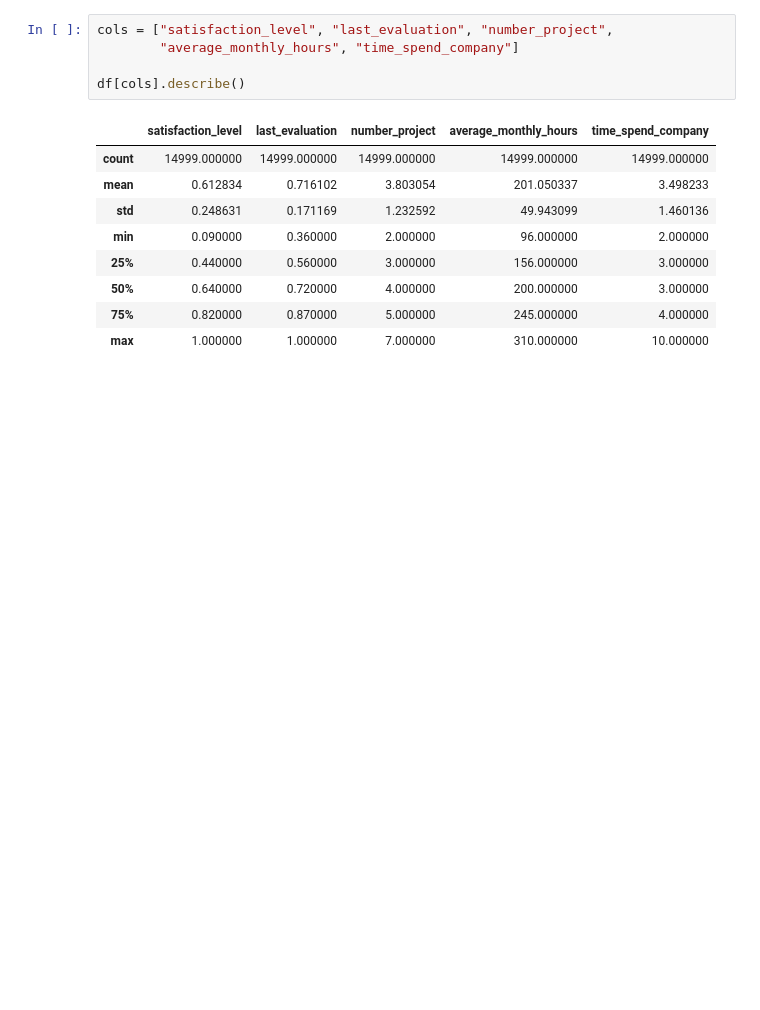
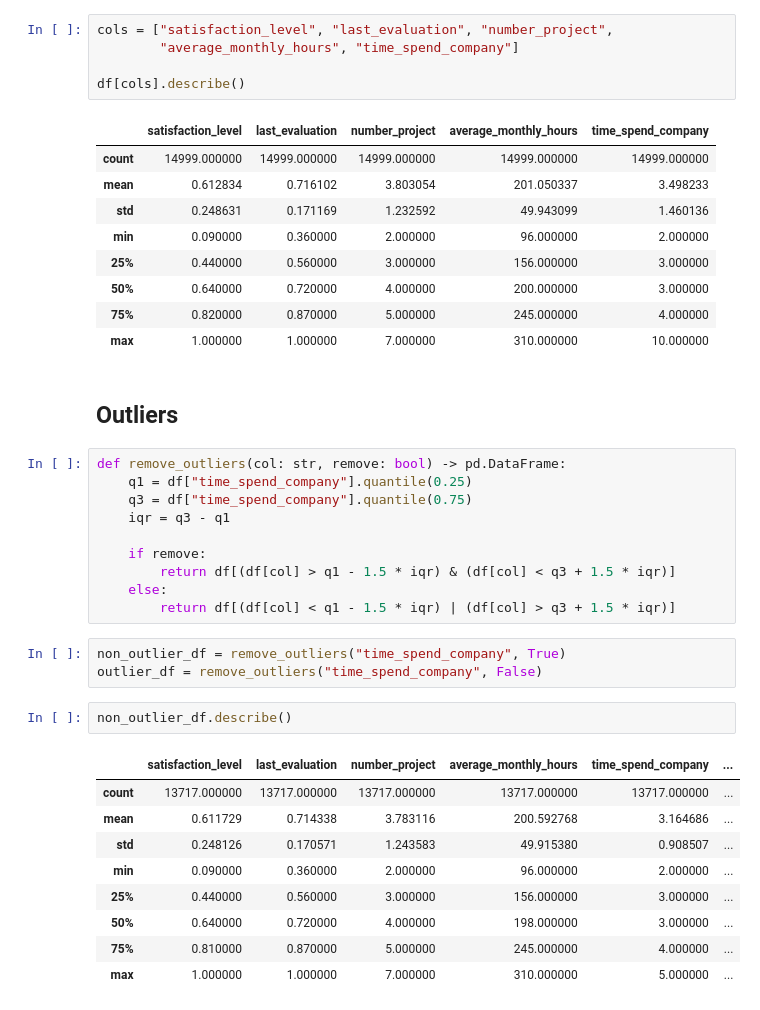
Before and after one commit to SameeckBhatia/Salifort-EDP, a Jupyter notebook: notebook.ipynb, the cells around one changed output. Cells and saved outputs as stored; diff of their text form; blank space fills up the shorter version.

Commit message:
Displaying variable outliers

```diff
--- a/notebook.ipynb
+++ b/notebook.ipynb
@@ -88,3 +88,30 @@ df[cols].describe()
 | 50% | 0.640000 | 0.720000 | 4.000000 | 200.000000 | 3.000000 |
 | 75% | 0.820000 | 0.870000 | 5.000000 | 245.000000 | 4.000000 |
 | max | 1.000000 | 1.000000 | 7.000000 | 310.000000 | 10.000000 |
+# %% [markdown]
+## Outliers
+# %%
+def remove_outliers(col: str, remove: bool) -> pd.DataFrame:
+    q1 = df["time_spend_company"].quantile(0.25)
+    q3 = df["time_spend_company"].quantile(0.75)
+    iqr = q3 - q1
+
+    if remove:
+        return df[(df[col] > q1 - 1.5 * iqr) & (df[col] < q3 + 1.5 * iqr)]
+    else:
+        return df[(df[col] < q1 - 1.5 * iqr) | (df[col] > q3 + 1.5 * iqr)]
+# %%
+non_outlier_df = remove_outliers("time_spend_company", True)
+outlier_df = remove_outliers("time_spend_company", False)
+# %%
+non_outlier_df.describe()
+# %% [output]
+|  | satisfaction_level | last_evaluation | number_project | average_monthly_hours | time_spend_company | ... |
+| count | 13717.000000 | 13717.000000 | 13717.000000 | 13717.000000 | 13717.000000 | ... |
+| mean | 0.611729 | 0.714338 | 3.783116 | 200.592768 | 3.164686 | ... |
+| std | 0.248126 | 0.170571 | 1.243583 | 49.915380 | 0.908507 | ... |
+| min | 0.090000 | 0.360000 | 2.000000 | 96.000000 | 2.000000 | ... |
+| 25% | 0.440000 | 0.560000 | 3.000000 | 156.000000 | 3.000000 | ... |
+| 50% | 0.640000 | 0.720000 | 4.000000 | 198.000000 | 3.000000 | ... |
+| 75% | 0.810000 | 0.870000 | 5.000000 | 245.000000 | 4.000000 | ... |
+| max | 1.000000 | 1.000000 | 7.000000 | 310.000000 | 5.000000 | ... |
```
Also changed, not shown: parts of 6 cells of this notebook.
